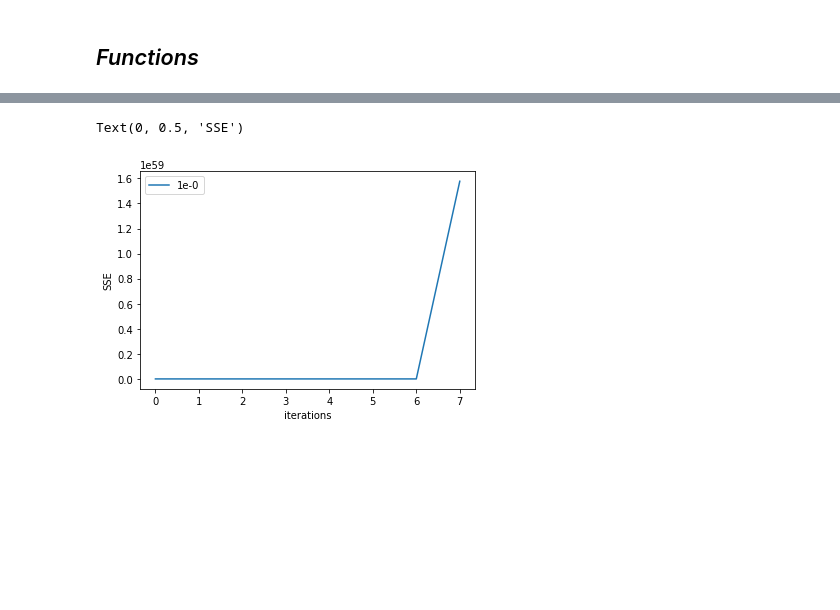
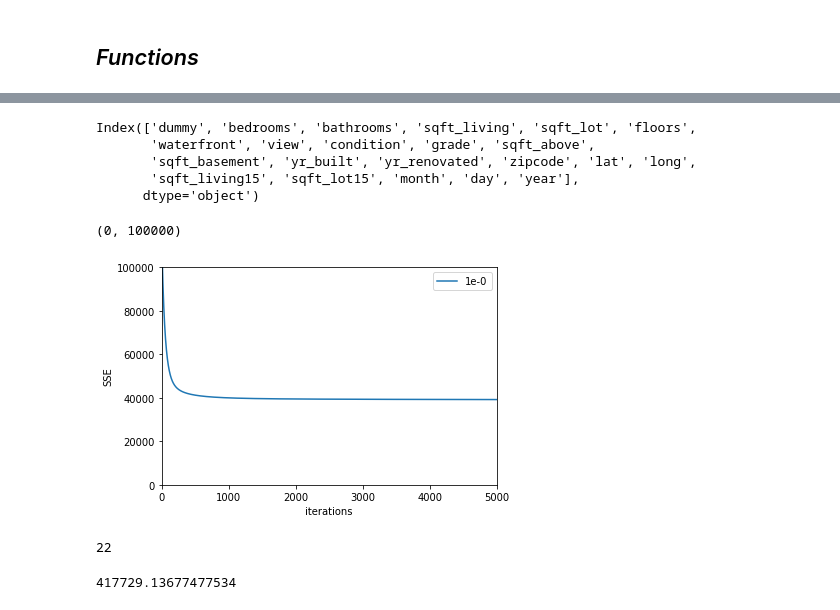
Before and after one commit to praveenilango/CS534_Linear_Regression, a Jupyter notebook: Implementation1_Cp.ipynb, the cells around one changed output, grey strips where cells are left out. Saved outputs shown, nothing was run; the diff lists cells and outputs as text; code cells hidden in the pictures; blank space fills up the shorter version.

```diff
--- a/Implementation1_Cp.ipynb
+++ b/Implementation1_Cp.ipynb
@@ -36,7 +36,7 @@ def seperate(df_train):
     x = split_date(x)
     x = x.drop(["date"], axis=1)
     #Grab response y
-    y = df_train.iloc[:,-1]
+    y = df_train.iloc[:,-1].values
 
     return x,y
 
@@ -198,8 +236,18 @@ sse1
+# %%
+x_norm_df.columns
+# %% [output]
+Index(['dummy', 'bedrooms', 'bathrooms', 'sqft_living', 'sqft_lot', 'floors',
+       'waterfront', 'view', 'condition', 'grade', 'sqft_above',
+       'sqft_basement', 'yr_built', 'yr_renovated', 'zipcode', 'lat', 'long',
+       'sqft_living15', 'sqft_lot15', 'month', 'day', 'year'],
+      dtype='object')
 # %%
-plt.plot(sse)
+plt.plot(sse6)
 plt.legend(['1e-0'])
 plt.xlabel('iterations')
 plt.ylabel('SSE')
+plt.xlim(0,5000)
+plt.ylim(0,100000)
 # %% [output]
-Text(0, 0.5, 'SSE')
+(0, 100000)
-[figure, old version]
+[figure, new version]
@@ -205,0 +256,4 @@ Text(0, 0.5, 'SSE')
+# %%
+len(x_norm_df.values[0])
+# %% [output]
+22
@@ -205,0 +265,4 @@ Text(0, 0.5, 'SSE')
+# %%
+print(SSE(x_norm,y,weights))
+# %% [output]
+417729.13677477534
```
Also changed, not shown: parts of 7 cells of this notebook, 1 other file.
